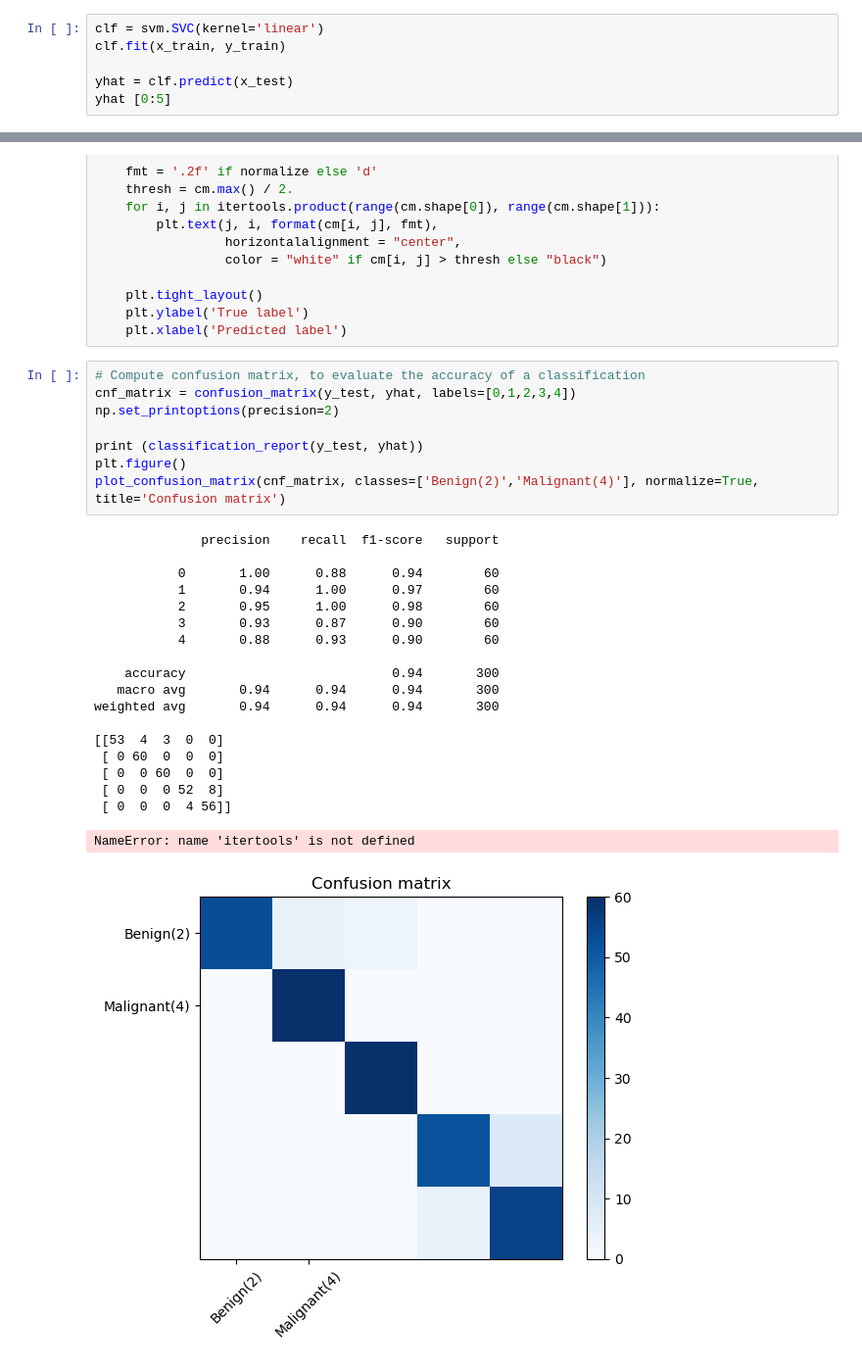
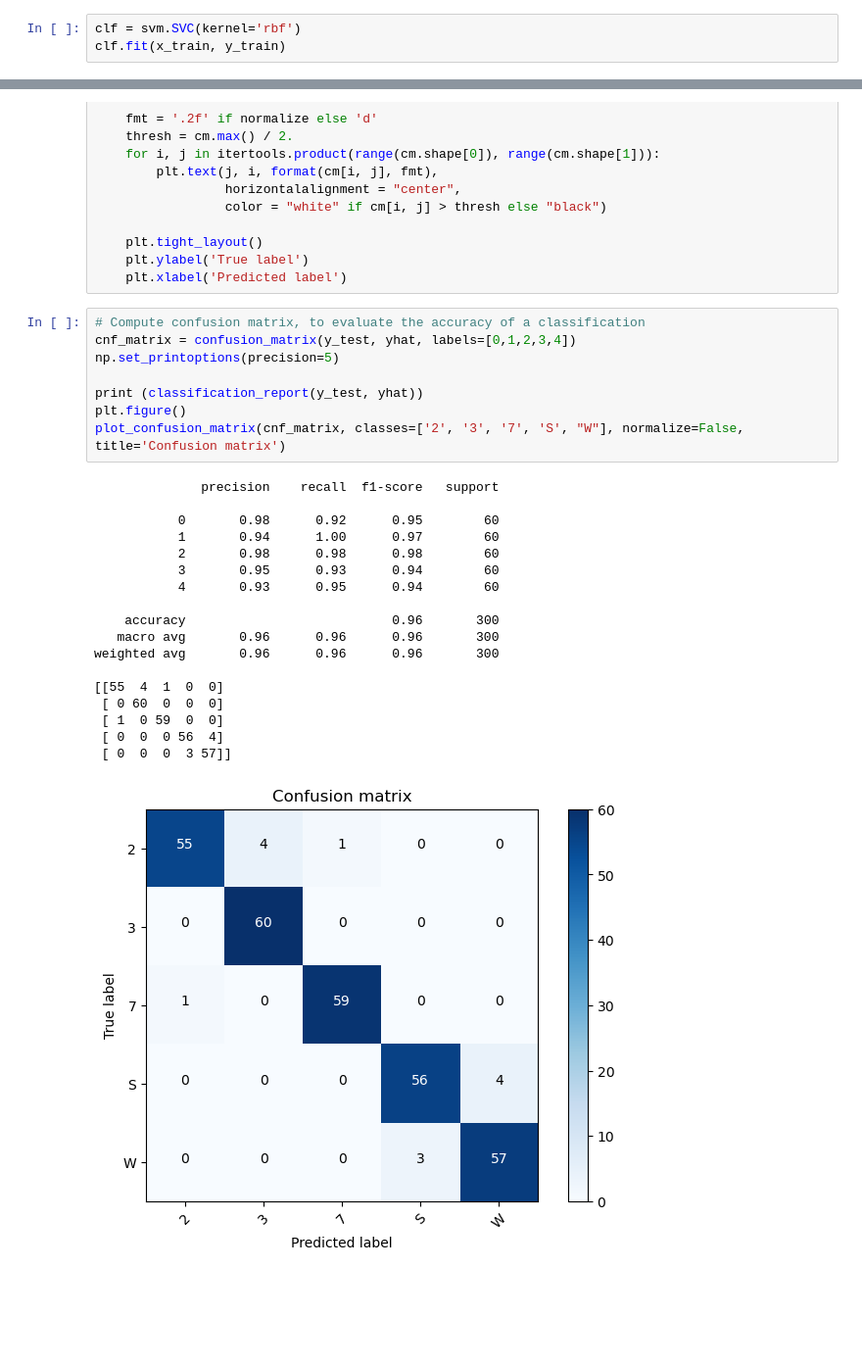
Before and after one commit to niusha-yaghini/support_vector_machine_svm, a Jupyter notebook: program.ipynb, the cells around one changed output, grey strips where cells are left out. Shown: that part at 98% size. Drawn from its saved outputs; the diff is of its cells as text; blank space fills up the shorter version.

```diff
--- a/program.ipynb
+++ b/program.ipynb
@@ -232,9 +231,6 @@ Train set: (1200, 67500) (1200,)
 Test set: (300, 67500) (300,)
 Splitted Successfully
 # %%
-clf = svm.SVC(kernel='linear')
+clf = svm.SVC(kernel='rbf')
 clf.fit(x_train, y_train)
-
-yhat = clf.predict(x_test)
-yhat [0:5]
 # %% [output]
@@ -267,28 +281,27 @@ def plot_confusion_matrix(cm, classes,
 # %%
 # Compute confusion matrix, to evaluate the accuracy of a classification
 cnf_matrix = confusion_matrix(y_test, yhat, labels=[0,1,2,3,4])
-np.set_printoptions(precision=2)
+np.set_printoptions(precision=5)
 
 print (classification_report(y_test, yhat))
 plt.figure()
-plot_confusion_matrix(cnf_matrix, classes=['Benign(2)','Malignant(4)'], normalize=True, title='Confusion matrix')
+plot_confusion_matrix(cnf_matrix, classes=['2', '3', '7', 'S', "W"], normalize=False, title='Confusion matrix')
 # %% [output]
               precision    recall  f1-score   support
 
-           0       1.00      0.88      0.94        60
+           0       0.98      0.92      0.95        60
            1       0.94      1.00      0.97        60
-           2       0.95      1.00      0.98        60
-           3       0.93      0.87      0.90        60
-           4       0.88      0.93      0.90        60
+           2       0.98      0.98      0.98        60
+           3       0.95      0.93      0.94        60
+           4       0.93      0.95      0.94        60
 
-    accuracy                           0.94       300
-   macro avg       0.94      0.94      0.94       300
-weighted avg       0.94      0.94      0.94       300
+    accuracy                           0.96       300
+   macro avg       0.96      0.96      0.96       300
+weighted avg       0.96      0.96      0.96       300
 
-[[53  4  3  0  0]
+[[55  4  1  0  0]
  [ 0 60  0  0  0]
- [ 0  0 60  0  0]
- [ 0  0  0 52  8]
- [ 0  0  0  4 56]]
+ [ 1  0 59  0  0]
+ [ 0  0  0 56  4]
+ [ 0  0  0  3 57]]
-NameError: name 'itertools' is not defined
-[figure, old version]
+[figure, new version]
```
Also changed, not shown: parts of 4 cells of this notebook, 2 other files.
